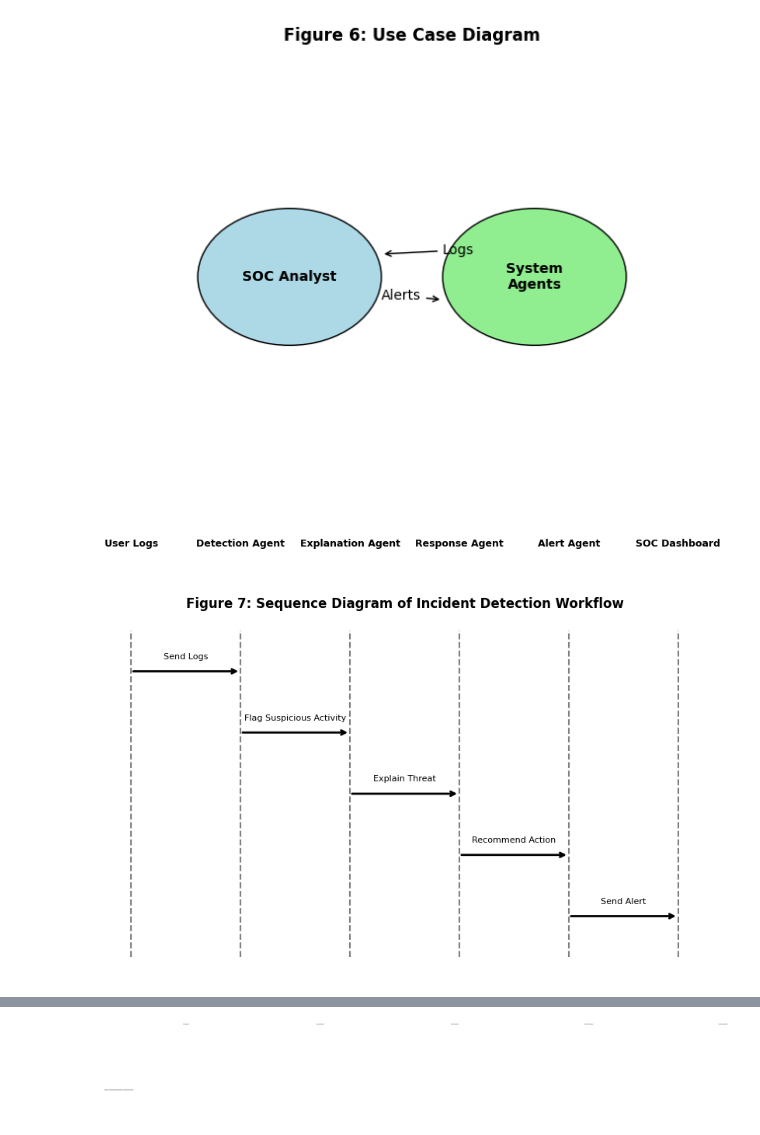
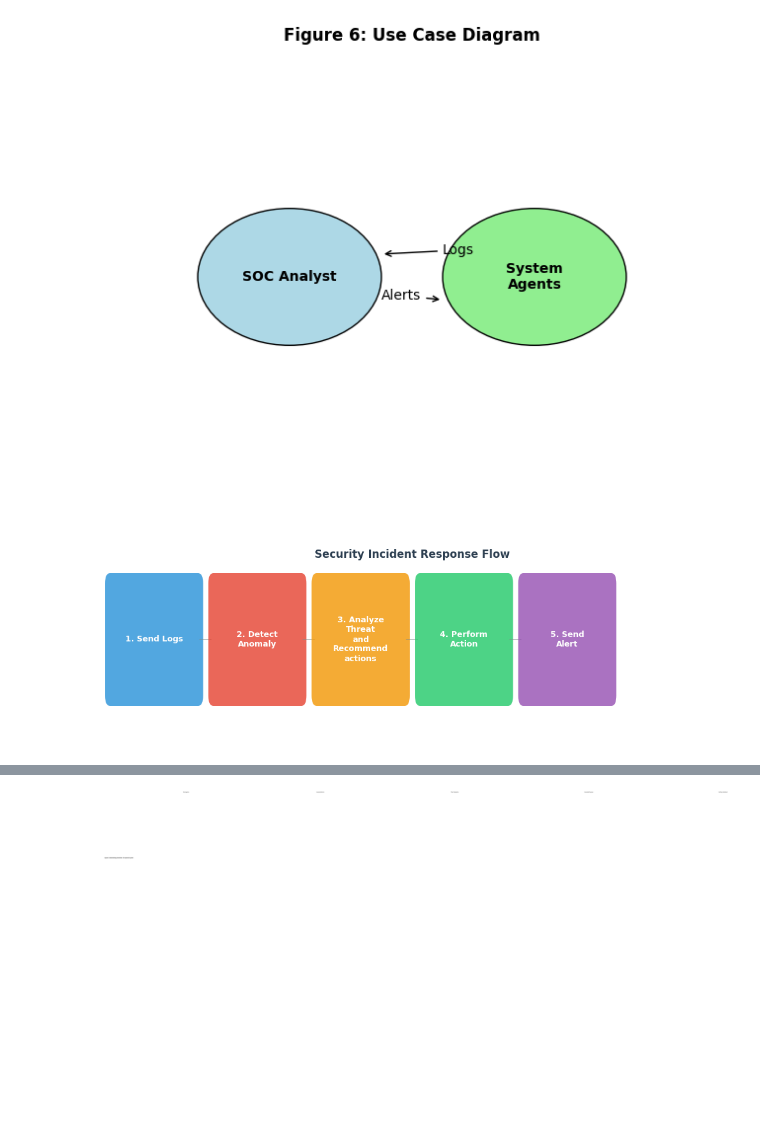
Before and after one commit to Jinit-Yadav/AgenticAICyberSecurities, a Jupyter notebook: notebook/Diagrams.ipynb, the cells around one changed output, grey strips where cells are left out. Drawn from its saved outputs; the diff is of its cells as text; code cells hidden in the pictures; blank space fills up the shorter version.

```diff
--- a/notebook/Diagrams.ipynb
+++ b/notebook/Diagrams.ipynb
@@ -130,34 +130,65 @@ plt.show()
 [figure]
 # %%
 import matplotlib.pyplot as plt
+from matplotlib.patches import FancyBboxPatch, FancyArrowPatch
+import numpy as np
 
-plt.figure(figsize=(10,6))
-ax = plt.gca()
-ax.axis("off")
+# Set style
+plt.style.use('default')
+plt.rcParams['font.family'] = 'sans-serif'
 
-actors = ["User Logs", "Detection Agent", "Explanation Agent", "Response Agent", "Alert Agent", "SOC Dashboard"]
-xpos = range(len(actors))
+fig, ax = plt.subplots(figsize=(10, 3.5))
+ax.set_xlim(-0.5, 5.5)
+ax.set_ylim(0, 1)
+ax.axis('off')
 
-# Actor lifelines
-for i, act in enumerate(actors):
-    plt.text(i, 1, act, ha="center", va="bottom", weight="bold", fontsize=9)
-    plt.plot([i,i],[0,0.8],linestyle="--",color="gray")
+# Simplified steps
+steps = [
+    (0, "1. Send Logs", "#3498db"),
+    (1, "2. Detect\nAnomaly", "#e74c3c"),
+    (2, "3. Analyze\nThreat\nand\nRecommend\nactions", "#f39c12"),
+    (3, "4. Perform\nAction", "#2ecc71"),
+    (4, "5. Send\nAlert", "#9b59b6"),
+]
 
-# Arrows showing sequence
-y = 0.7
-steps = [
-    (0,1,"Send Logs"),
-    (1,2,"Flag Suspicious Activity"),
-    (2,3,"Explain Threat"),
-    (3,4,"Recommend Action"),
-    (4,5,"Send Alert"),
-]
-for (a,b,label) in steps:
-    plt.annotate("",xy=(b,y),xytext=(a,y),arrowprops=dict(arrowstyle="->",lw=2))
-    plt.text((a+b)/2,y+0.03,label,ha="center",fontsize=8)
-    y-=0.15
+y_main = 0.5
+box_width = 0.85
+box_height = 0.55
 
-plt.title("Figure 7: Sequence Diagram of Incident Detection Workflow", weight="bold")
+# Draw boxes and connections
+for i, (x, label, color) in enumerate(steps):
+    # Rounded box
+    box = FancyBboxPatch(
+        (x - box_width/2, y_main - box_height/2),
+        box_width, box_height,
+        boxstyle="round,pad=0.05",
+        facecolor=color,
+        edgecolor='none',
+        alpha=0.85
+    )
+    ax.add_patch(box)
+
+    # Text
+    ax.text(x, y_main, label, ha='center', va='center',
+            fontsize=9, fontweight='bold', color='white')
+
+    # Arrow
+    if i < len(steps) - 1:
+        arrow = FancyArrowPatch(
+            (x + box_width/2, y_main),
+            (x + 1 - box_width/2, y_main),
+            arrowstyle='->,head_width=0.1,head_length=0.1',
+            color='#7f8c8d',
+            linewidth=1.2,
+            alpha=0.6
+        )
+        ax.add_patch(arrow)
+
+# Title
+ax.text(2.5, 0.9, 'Security Incident Response Flow',
+        ha='center', fontsize=12, fontweight='bold', color='#2c3e50')
+
+plt.tight_layout()
 plt.show()
 # %% [output]
-[figure, old version]
+[figure, new version]
```
Also changed, not shown: parts of 20 cells of this notebook, 16 other files.
